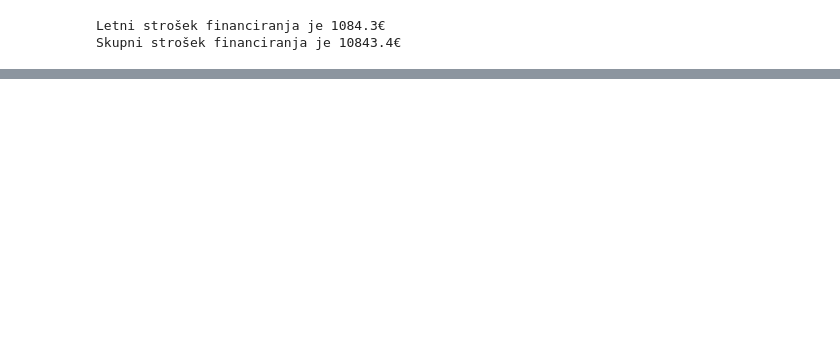
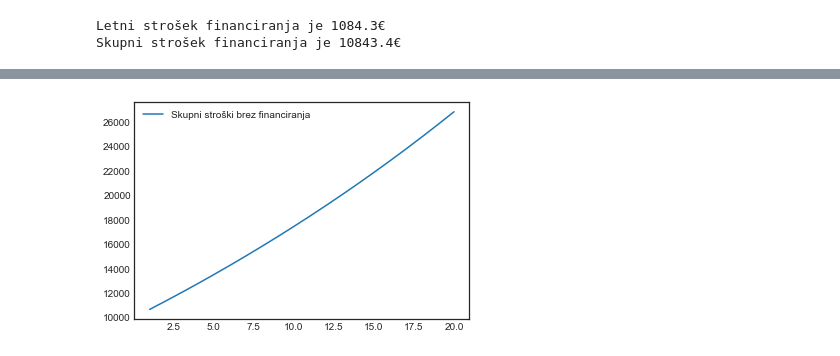
Before and after one commit to ezvr/TC, a Jupyter notebook: Poročilo.ipynb, the cells around one changed output, grey strips where cells are left out. Saved outputs shown, nothing was run; the diff lists cells and outputs as text; code cells hidden in the pictures; blank space fills up the shorter version.

```diff
--- a/Poročilo.ipynb
+++ b/Poročilo.ipynb
@@ -503,0 +584,13 @@ Skupni strošek financiranja je 10843.4€
+# %%
+yvzdr0=np.array(range(0,20,1))
+yvzdrstr0 = list(map(lambda x: 0, yvzdr))
+# %%
+yvzdrstr0 = yvzdrstr0 + cmain + cel
+strobr0 = list(map(lambda x: 0, yvzdr))
+for i, y in enumerate(yvzdrstr0):
+     strobr0[i] = strobr0[i-1] + y
+strobr0 = strobr0 + np.array(list(map(lambda x: 10000, yvzdr)))
+plt.plot(yvzdr, strobr0, '-', label='Skupni stroški brez financiranja')
+plt.legend();
+# %% [output]
+[figure, added]
```
Also changed, not shown: parts of 33 cells of this notebook, 1 other file.
